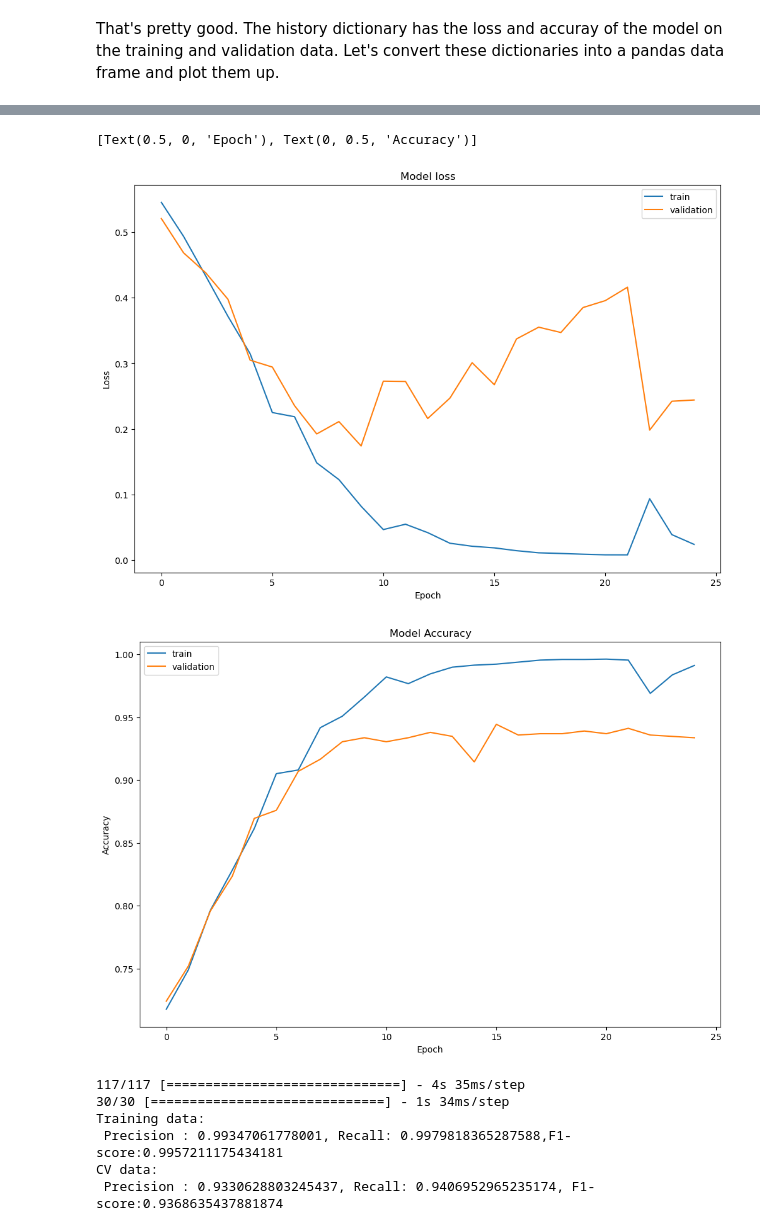
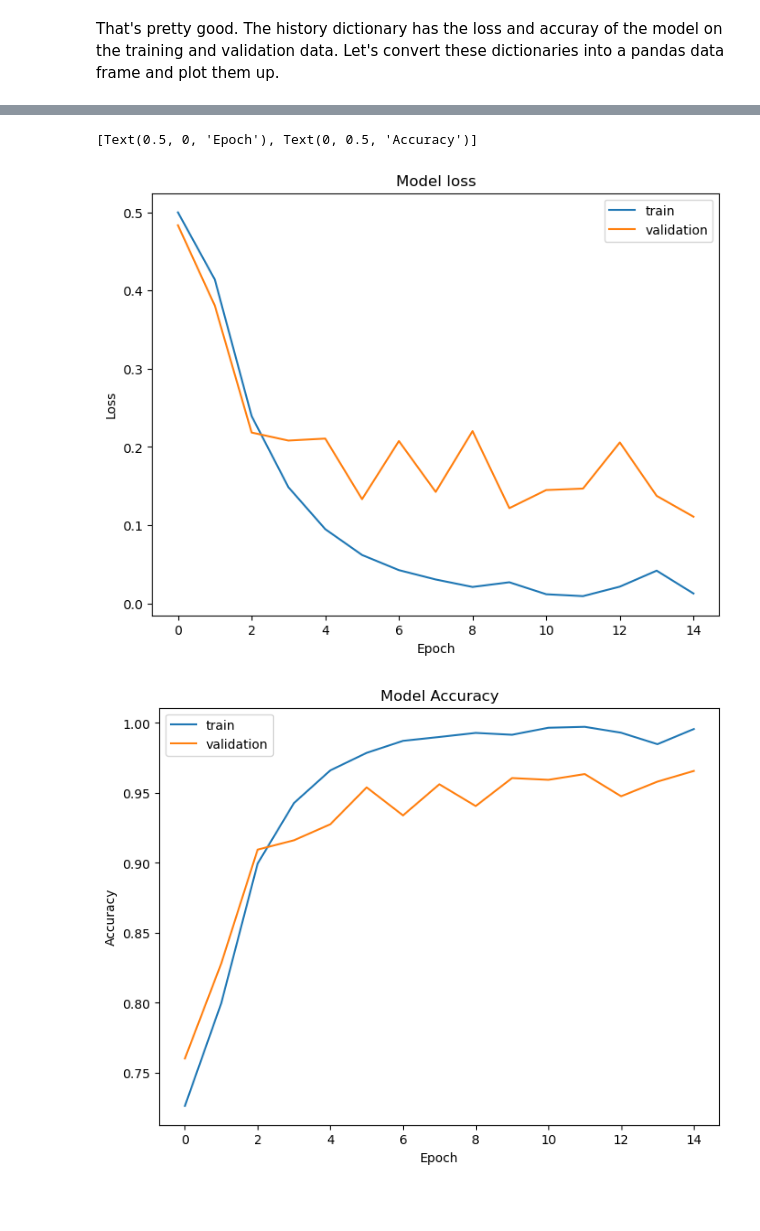
Before and after one commit to savinshynu/AudioShield, a Jupyter notebook: Notebooks/SSV_audioshield-omdena.ipynb, the cells around one changed output, grey strips where cells are left out. Drawn from its saved outputs; the diff is of its cells as text; code cells hidden in the pictures; blank space fills up the shorter version.

Commit message:
added the resnet model to the notebook

```diff
--- a/Notebooks/SSV_audioshield-omdena.ipynb
+++ b/Notebooks/SSV_audioshield-omdena.ipynb
@@ -470,7 +485,0 @@ Now this dataframe will be split into train and cross vaildation with a 80:20 ra
-# %%
-from sklearn.model_selection import train_test_split
-
-# Split into train and test first
-df_train, df_cv = train_test_split(df_cut, test_size = 0.2, random_state = 0)
-
-print(f" Train set size: {df_train.shape[0]}, CV set size: {df_cv.shape[0]}")
@@ -479,6 +486,6 @@ print(f" Train set size: {df_train.shape[0]}, CV set size: {df_cv.shape[0]}")
 # %%
-# Grid size of Mel spectrogram for reading 2 seconds of data
-ntime = 87
+# Grid size of Mel spectrogram for reading 6 seconds of data
+ntime = 259
 nfreq = 128
 
 # Initializing the array to save the mel spectrograms
@@ -488,7 +495,7 @@ Y_train = df_train['label']
 X_cv = np.zeros((df_cv.shape[0], nfreq, ntime, 1))
 Y_cv = df_cv['label']
 
-# Now let's load the load first 2 seconds of the audio files into the train and CV data
+# Now let's load the load first 6 seconds of the audio files into the train and CV data
 def load_mel(df, data):
     """
     Load audio file, extract spectrogram and store them in a numpy array
@@ -498,9 +505,19 @@ def load_mel(df, data):
     data : data array, numpy array
     """
     for i in range(df.shape[0]):
+        #print(df.iloc[i,0], df.iloc[i,2], df.iloc[i,2])
         ydat, samp_rate = librosa.load(df.iloc[i,0])
-        # inputing only 2 seconds of time series for spectrogram extraction
-        S_mel = librosa.feature.melspectrogram(y=ydat[:int(samp_rate*2.0)], sr=samp_rate, n_mels=128)
+
+        # no. of samples to pad on the right, if data less than 6 seconds
+        pad_right = int(samp_rate*6.0 - ydat.shape[0])
+
+        if pad_right > 0 :
+            ydat = np.pad(ydat, (0, pad_right)) # padding on the right for shorter audio files
+        else:
+            ydat = ydat[:int(samp_rate*6.0)] # truncating at 6 seconds for longer duration files
+
+        # inputing 6 seconds of time series for spectrogram extraction
+        S_mel = librosa.feature.melspectrogram(y=ydat, sr=samp_rate, n_mels=128)
         S_mel_db = librosa.amplitude_to_db(S_mel, ref=np.max)
         # Min max normalizing before loading the dataset
         data[i,:,:, 0] = (S_mel_db - S_mel_db.min())/(S_mel_db.max() - S_mel_db.min())
@@ -543,7 +562,7 @@ simple_cnn = Sequential([
     Conv2D(filters=256, kernel_size=3, strides=(1,1), activation='relu', padding='valid', name = 'conv4'),
     MaxPool2D(pool_size=(2, 2), strides=(2,2), name = 'pool4'),
     Flatten(name = 'Flat'),
-    Dense(128, activation='relu', name='Dense1'),
+    Dense(64, activation='relu', name='Dense1'),
     Dense(16, activation='relu', name='Dense2'),
     Dense(1, activation='sigmoid', name='output' )])
 
@@ -574,4 +589,4 @@ To enable them in other operations, rebuild TensorFlow with the appropriate comp
 # %%
 #Let's train the model now
-history = simple_cnn.fit(X_train, Y_train, epochs=25, batch_size=64, validation_data=(X_cv, Y_cv))
+history = simple_cnn.fit(X_train, Y_train, epochs=15, batch_size=64, validation_data=(X_cv, Y_cv))
 # %% [output]
@@ -597,57 +612,46 @@ That's pretty good. The history dictionary has the loss and accuray of the model
 # %%
 # The history.history["loss"] entry is a dictionary with as many values as epochs that the
 # model was trained on.
 df_loss_acc = pd.DataFrame(history.history)
 
 # losses data frame
 df_loss= df_loss_acc[['loss','val_loss']]
 df_loss.rename(columns={'loss':'train','val_loss':'validation'},inplace=True)
 
 # accuracy data frame
 df_acc= df_loss_acc[['accuracy','val_accuracy']]
 df_acc.rename(columns={'accuracy':'train','val_accuracy':'validation'},inplace=True)
 
 # plotting the loss and accuracy
-df_loss.plot(title='Model loss',figsize=(12,8)).set(xlabel='Epoch',ylabel='Loss')
-df_acc.plot(title='Model Accuracy',figsize=(12,8)).set(xlabel='Epoch',ylabel='Accuracy')
+df_loss.plot(title='Model loss',figsize=(8,6)).set(xlabel='Epoch',ylabel='Loss')
+df_acc.plot(title='Model Accuracy',figsize=(8,6)).set(xlabel='Epoch',ylabel='Accuracy')
 # %% [output]
 A value is trying to be set on a copy of a slice from a DataFrame
 
 See the caveats in the documentation: https://pandas.pydata.org/pandas-docs/stable/user_guide/indexing.html#returning-a-view-versus-a-copy
   df_loss.rename(columns={'loss':'train','val_loss':'validation'},inplace=True)
 A value is trying to be set on a copy of a slice from a DataFrame
 
 See the caveats in the documentation: https://pandas.pydata.org/pandas-docs/stable/user_guide/indexing.html#returning-a-view-versus-a-copy
   df_acc.rename(columns={'accuracy':'train','val_accuracy':'validation'},inplace=True)
 [Text(0.5, 0, 'Epoch'), Text(0, 0.5, 'Accuracy')]
-[figure, old version]
+[figure, new version]
-[figure, old version]
+[figure, new version]
 # %%
 from sklearn.metrics import ConfusionMatrixDisplay
 from sklearn.metrics import precision_score, recall_score, f1_score
 
-# For prediction of a single sample
-#ycv = simple_cnn.predict(np.expand_dims(X_cv[100,:,:,:],0))
-#print(ycv)
+ypred_train_cnn = simple_cnn.predict(X_train)
+ypred_train_cnn[ypred_train_cnn>0.5] = 1
+ypred_train_cnn[ypred_train_cnn<0.5] = 0
 
-ypred_train = simple_cnn.predict(X_train)
-ypred_train[ypred_train>0.5] = 1
-ypred_train[ypred_train<0.5] = 0
-
-ypred_cv = simple_cnn.predict(X_cv)
-ypred_cv[ypred_cv>0.5] = 1
-ypred_cv[ypred_cv<0.5] = 0
+ypred_cv_cnn = simple_cnn.predict(X_cv)
+ypred_cv_cnn[ypred_cv_cnn>0.5] = 1
+ypred_cv_cnn[ypred_cv_cnn<0.5] = 0
 
 print("Training data:")
-print(f" Precision : {precision_score(Y_train, ypred_train)}, Recall: {recall_score(Y_train, ypred_train)},F1-score:{f1_score(Y_train, ypred_train)}")
+print(f" Precision : {precision_score(Y_train, ypred_train_cnn)}, Recall: {recall_score(Y_train, ypred_train_cnn)},F1-score:{f1_score(Y_train, ypred_train_cnn)}")
 
 print("CV data:")
-print(f" Precision : {precision_score(Y_cv, ypred_cv)}, Recall: {recall_score(Y_cv, ypred_cv)}, F1-score:{f1_score(Y_cv, ypred_cv)}")
+print(f" Precision : {precision_score(Y_cv, ypred_cv_cnn)}, Recall: {recall_score(Y_cv, ypred_cv_cnn)}, F1-score:{f1_score(Y_cv, ypred_cv_cnn)}")
-# %% [output]
-117/117 [==============================] - 4s 35ms/step
-30/30 [==============================] - 1s 34ms/step
-Training data:
- Precision : 0.99347061778001, Recall: 0.9979818365287588,F1-score:0.9957211175434181
-CV data:
- Precision : 0.9330628803245437, Recall: 0.9406952965235174, F1-score:0.9368635437881874
 # %%
```
Also changed, not shown: parts of 87 cells of this notebook, 2 other files.
